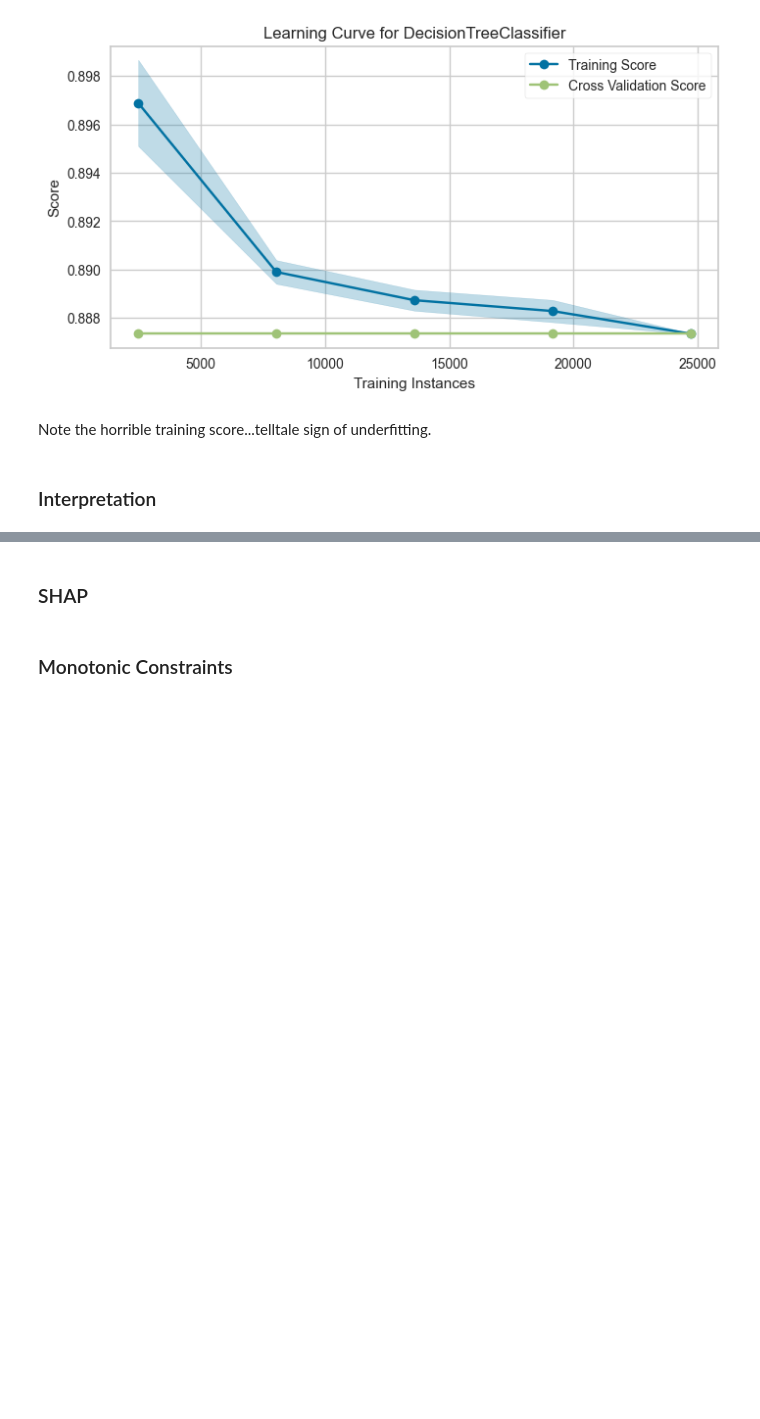
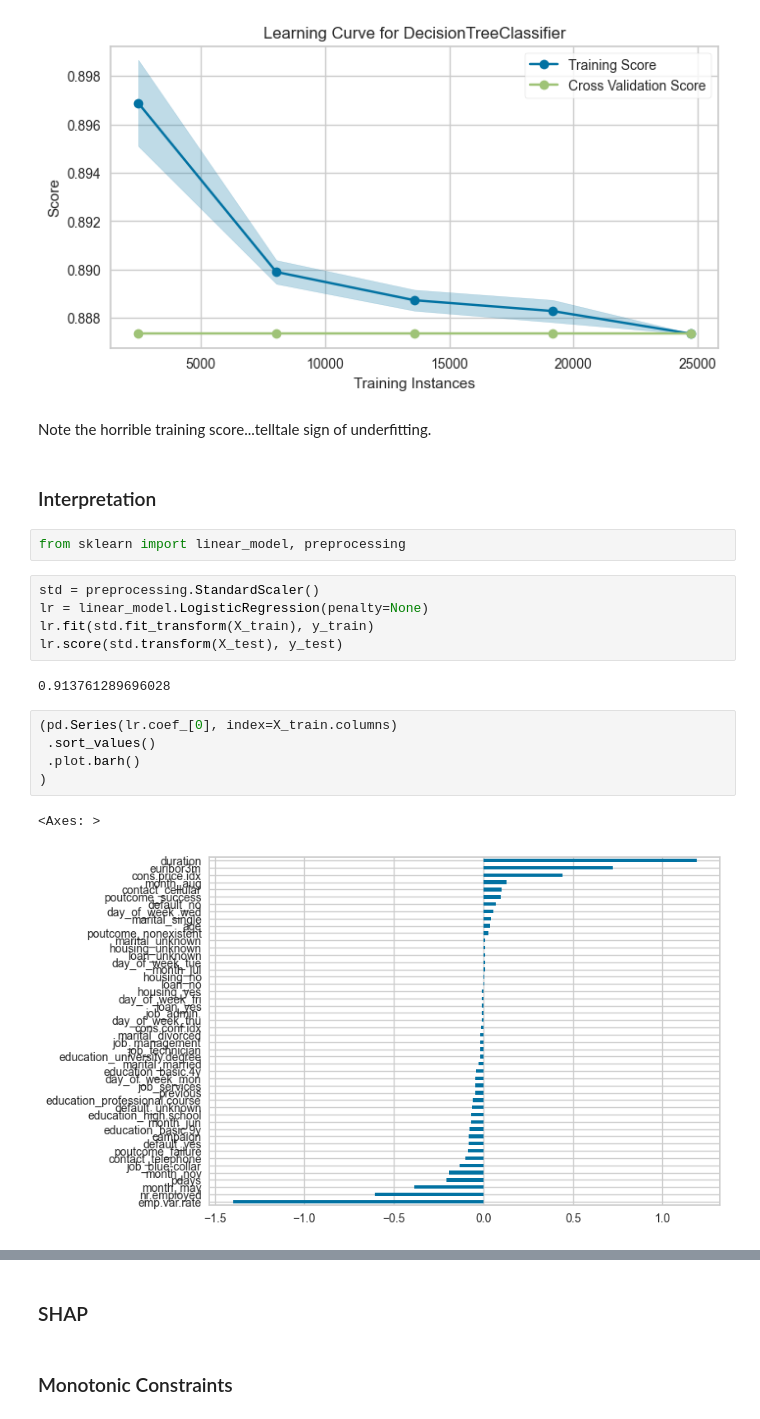
Before and after one commit to hfuhruhurr/effective-xgboost, a Jupyter notebook: dude.ipynb, the cells around one changed output, grey strips where cells are left out. Saved outputs shown, nothing was run; the diff lists cells and outputs as text; blank space fills up the shorter version.

```diff
--- a/dude.ipynb
+++ b/dude.ipynb
@@ -1016,3 +1016,20 @@ viz = ms.learning_curve(tree.DecisionTreeClassifier(max_depth=1),  # forcing a w
 Note the horrible training score...telltale sign of underfitting.
 # %% [markdown]
 ### Interpretation
+# %%
+from sklearn import linear_model, preprocessing
+# %%
+std = preprocessing.StandardScaler()
+lr = linear_model.LogisticRegression(penalty=None)
+lr.fit(std.fit_transform(X_train), y_train)
+lr.score(std.transform(X_test), y_test)
+# %% [output]
+0.913761289696028
+# %%
+(pd.Series(lr.coef_[0], index=X_train.columns)
+ .sort_values()
+ .plot.barh()
+)
+# %% [output]
+<Axes: >
+[figure, added]
```
Also changed, not shown: parts of 6 cells of this notebook.
